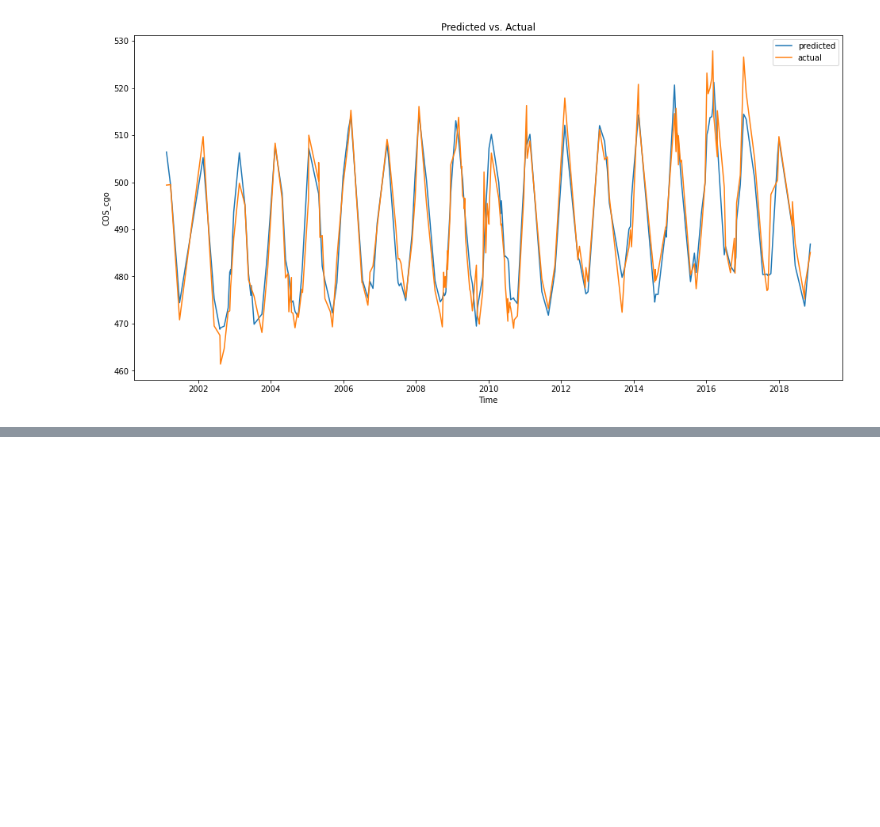
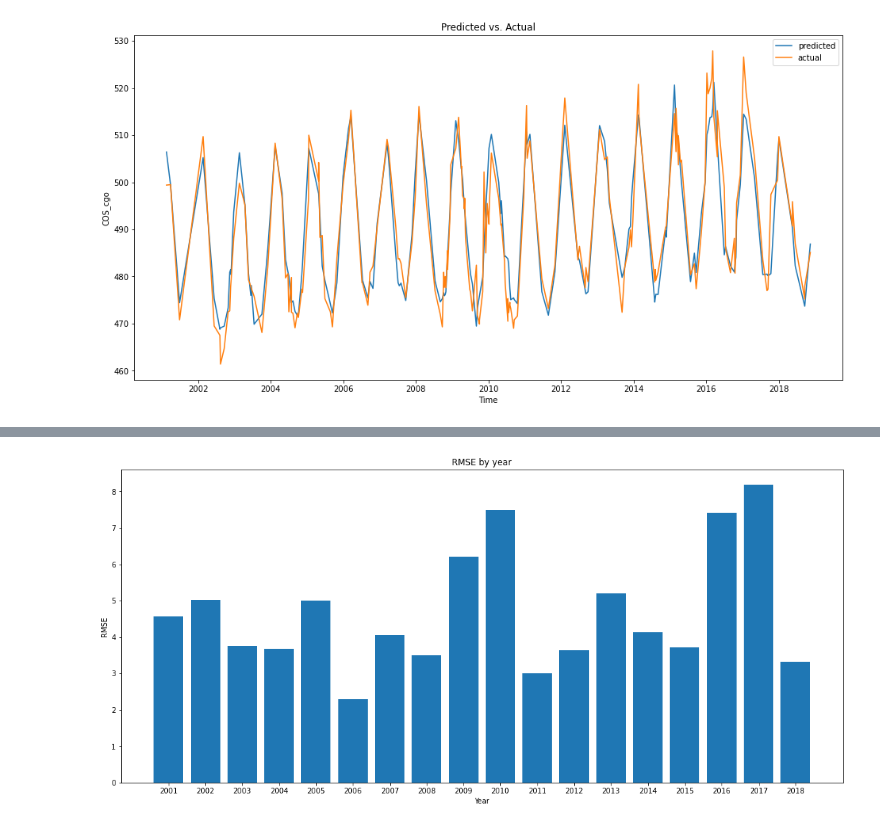
Before and after one commit to Ghinojoz/COS-Seesaw, a Jupyter notebook: Seesaw_GA2M.ipynb, the cells around one changed output, grey strips where cells are left out. Cells and saved outputs as stored; diff of their text form; code cells hidden in the pictures; blank space fills up the shorter version.

```diff
--- a/Seesaw_GA2M.ipynb
+++ b/Seesaw_GA2M.ipynb
@@ -157,0 +219,9 @@ fig.savefig('predictedVsActualOverTime.png')
+# %%
+fig, ax = plt.subplots(figsize=(18,8))
+ax.bar(rmse_dict['year'], rmse_dict['rmse'])
+ax.set_xlabel('Year')
+ax.set_ylabel('RMSE')
+ax.set_title('RMSE by year')
+plt.show()
+# %% [output]
+[figure, added]
```
Also changed, not shown: parts of 3 cells of this notebook.
